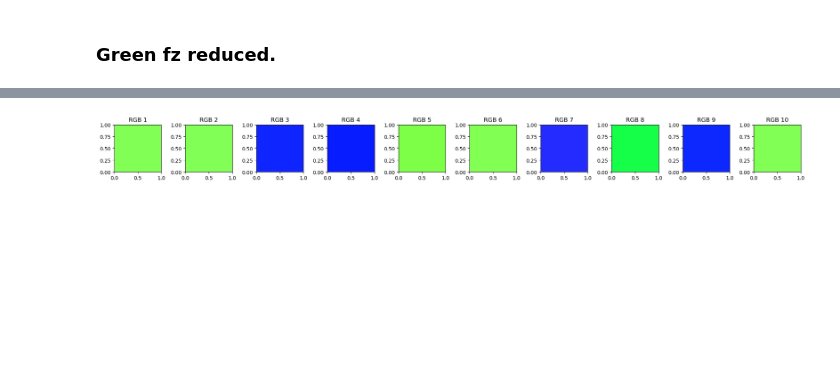
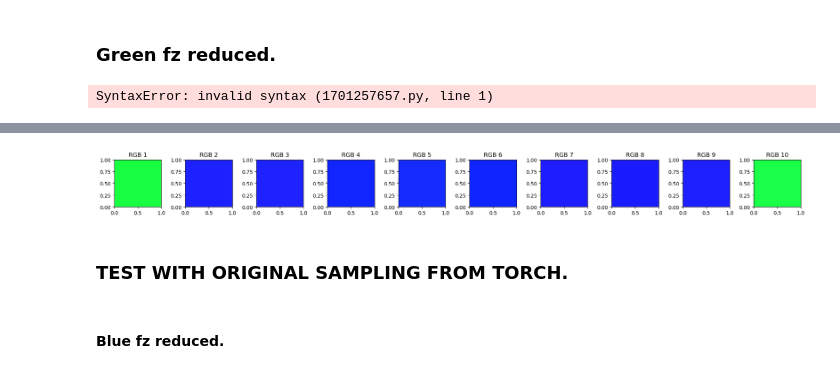
Before and after one commit to UCSB-VRL/QRBSA-updated, a Jupyter notebook: vis_quat_orix.ipynb, the cells around one changed output, grey strips where cells are left out. Drawn from its saved outputs; the diff is of its cells as text; code cells hidden in the pictures; blank space fills up the shorter version.

```diff
--- a/vis_quat_orix.ipynb
+++ b/vis_quat_orix.ipynb
@@ -173,16 +176,18 @@ plt.show()
 # get RGB colours for Qs
 import os
 #Example with three orientations
-Qs = [[ 0.7193431,  -0.3054508,   0.1185355,   0.61253136],
-[ 0.7222587,  -0.30481237,  0.11776629,  0.60956013],
-[ 0.26752776, -0.15459934, -0.75975347,  0.57210416],
-[ 0.2675557,  -0.15492967, -0.7596587,   0.5721268 ],
-[ 0.72269666, -0.30477482,  0.11727791,  0.60915303],
-[ 0.7172371,  -0.30576512,  0.13053595,  0.61240435],
-[ 0.27039996, -0.16590156, -0.7525132,   0.57713455],
-[ 0.27038926, -0.16615348, -0.7526237,   0.5769241 ],
-[ 0.7175133,  -0.30589578,  0.13052318,  0.6120179 ],
-[ 0.7225263,  -0.30472153,  0.11754471,  0.60933053]]
+Qs = [
+    [0.3656015,  0.07226519, -0.32872546,  0.86778605],
+    [0.30917108, -0.38284126, -0.19843422,  0.8476262],
+    [0.3085266,  -0.38642907, -0.20071746,  0.8456929],
+    [0.3084839,  -0.38650846, -0.20086013,  0.8456383],
+    [0.36622816,  0.07339534, -0.31672764,  0.8718786],
+    [0.36773974,  0.08492741, -0.31411564,  0.87114066],
+    [0.30889922, -0.3866698,  -0.20036927,  0.8455294],
+    [0.30818883, -0.38665807, -0.20101927,  0.84563965],
+    [0.36749256,  0.08529094, -0.31339806,  0.87146795],
+    [0.30485877, -0.39321893, -0.19670784,  0.8448349]
+]
 
 q = np.asarray(Qs)
 # bring last quaternion dimension to the front (Scalar first)
@@ -254,17 +259,44 @@ plt.show()
+# %%
+Median quaternions shape (not fz_reduced): (10, 4)
+Median Quaternion for green Pixel 1 at (0, 42): [-0.16212116 -0.36153328 -0.87205684  0.2872756 ]
+Median Quaternion for green Pixel 2 at (0, 121): [ 0.6797613  -0.55372727 -0.47996837 -0.03067341]
+Median Quaternion for green Pixel 3 at (1, 40): [ 0.50876707 -0.7262992   0.0484855   0.45966733]
+Median Quaternion for green Pixel 4 at (1, 61): [ 0.4196091 -0.3656573 -0.8194158  0.1370406]
+Median Quaternion for green Pixel 5 at (1, 66): [ 0.03361554 -0.5564783  -0.48818755  0.67147166]
+Median Quaternion for green Pixel 6 at (1, 71): [ 0.41999754 -0.3667743  -0.81887674  0.13608252]
+Median Quaternion for green Pixel 7 at (1, 72): [ 0.6842112  -0.5504913  -0.47758746 -0.02692364]
+Median Quaternion for green Pixel 8 at (1, 107): [-0.16349256 -0.36732444 -0.87017465  0.2848505 ]
+Median Quaternion for green Pixel 9 at (1, 109): [-0.16277166 -0.3612378  -0.87207425  0.28722653]
+Median Quaternion for green Pixel 10 at (1, 121): [ 0.50340897 -0.05190995 -0.7297361   0.45975012]
+Median quaternions shape (fz_reduced): (10, 4)
+Median Quaternion for green Pixel 1 at (0, 42): [-0.36108774  0.16191638  0.28719065  0.8723076 ]
+Median Quaternion for green Pixel 2 at (0, 121): [0.36104736 0.31742546 0.08926364 0.87230605]
+Median Quaternion for green Pixel 3 at (1, 40): [-0.3588637   0.2909948  -0.15344663  0.8734947 ]
+Median Quaternion for green Pixel 4 at (1, 61): [-0.35496968  0.28370562 -0.16162348  0.8760047 ]
+Median Quaternion for green Pixel 5 at (1, 66): [-0.353507    0.2848725  -0.16930535  0.87476605]
+Median Quaternion for green Pixel 6 at (1, 71): [-0.35518873  0.28290206 -0.16211669  0.8760854 ]
+Median Quaternion for green Pixel 7 at (1, 72): [0.35984474 0.31792486 0.09071521 0.87247163]
+Median Quaternion for green Pixel 8 at (1, 107): [0.357193   0.3161878  0.08280744 0.87497544]
+Median Quaternion for green Pixel 9 at (1, 109): [0.36064187 0.3168099  0.09172913 0.87244165]
+Median Quaternion for green Pixel 10 at (1, 121): [-0.3614022   0.16407657  0.28491923  0.87251806]
+# %% [output]
+SyntaxError: invalid syntax (1701257657.py, line 1)
 # %%
 # get RGB colours for Qs
 import os
+import numpy as np
 #Example with three orientations
-Qs = [	[ 0.08002812, -0.29869005, -0.1322086,   0.94175357],
-[ 0.08344846, -0.2973736,  -0.14052904,  0.94066805],
-[-0.3555534,   0.28240055, -0.16261563,  0.8760064 ],
-[-0.35570097,  0.28087437, -0.1486733,   0.87891006],
-[ 0.0774008,  -0.29925138, -0.14056166,  0.940585  ],
-[ 0.07977104, -0.29855305, -0.13268514,  0.94175196],
-[-0.3579093,   0.29124194, -0.16901739,  0.8709263 ],
-[-0.35757384,  0.16611637,  0.28887182,  0.87240946],
-[-0.35373956,  0.28225905, -0.16275524,  0.8767602 ],
-[ 0.08004645, -0.298477,   -0.13235442,  0.94179934]
+Qs = [
+    [-0.36108774,  0.16191638,  0.28719065,  0.8723076 ],
+    [ 0.36104736,  0.31742546,  0.08926364,  0.87230605],
+    [-0.3588637,   0.2909948,  -0.15344663,  0.8734947 ],
+    [-0.35496968,  0.28370562, -0.16162348,  0.8760047 ],
+    [-0.353507,    0.2848725,  -0.16930535,  0.87476605],
+    [-0.35518873,  0.28290206, -0.16211669,  0.8760854 ],
+    [ 0.35984474,  0.31792486,  0.09071521,  0.87247163],
+    [ 0.357193,    0.3161878,   0.08280744,  0.87497544],
+    [ 0.36064187,  0.3168099,   0.09172913,  0.87244165],
+    [-0.3614022,   0.16407657,  0.28491923,  0.87251806]
 ]
 q = np.asarray(Qs)
 # bring last quaternion dimension to the front (Scalar first)
@@ -312 +344,5 @@ plt.show()
-[figure, old version]
+[figure, new version]
+# %% [markdown]
+### TEST WITH ORIGINAL SAMPLING FROM TORCH.
+# %% [markdown]
+#### Blue fz reduced.
```
Also changed, not shown: parts of 11 cells of this notebook, 3 other files.
